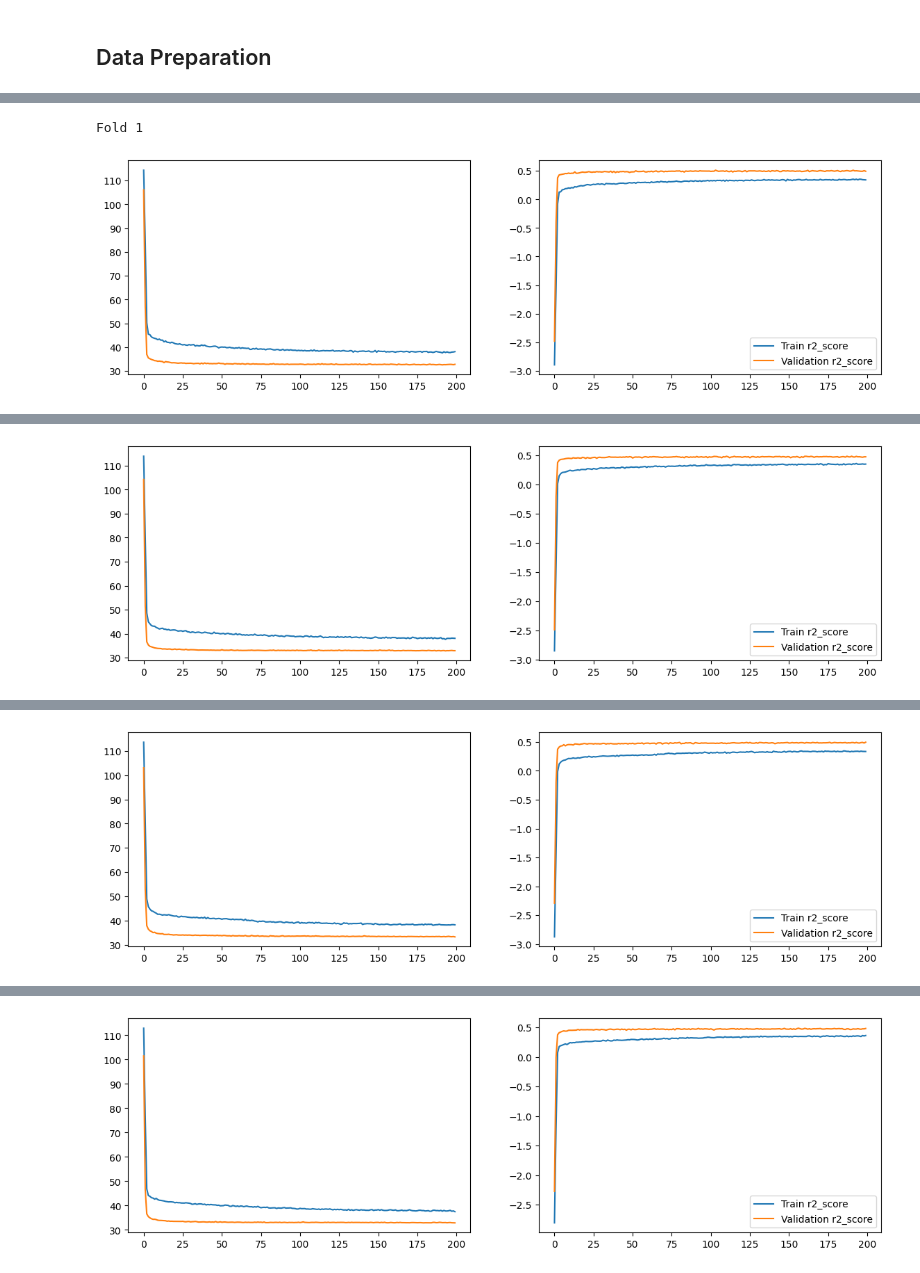
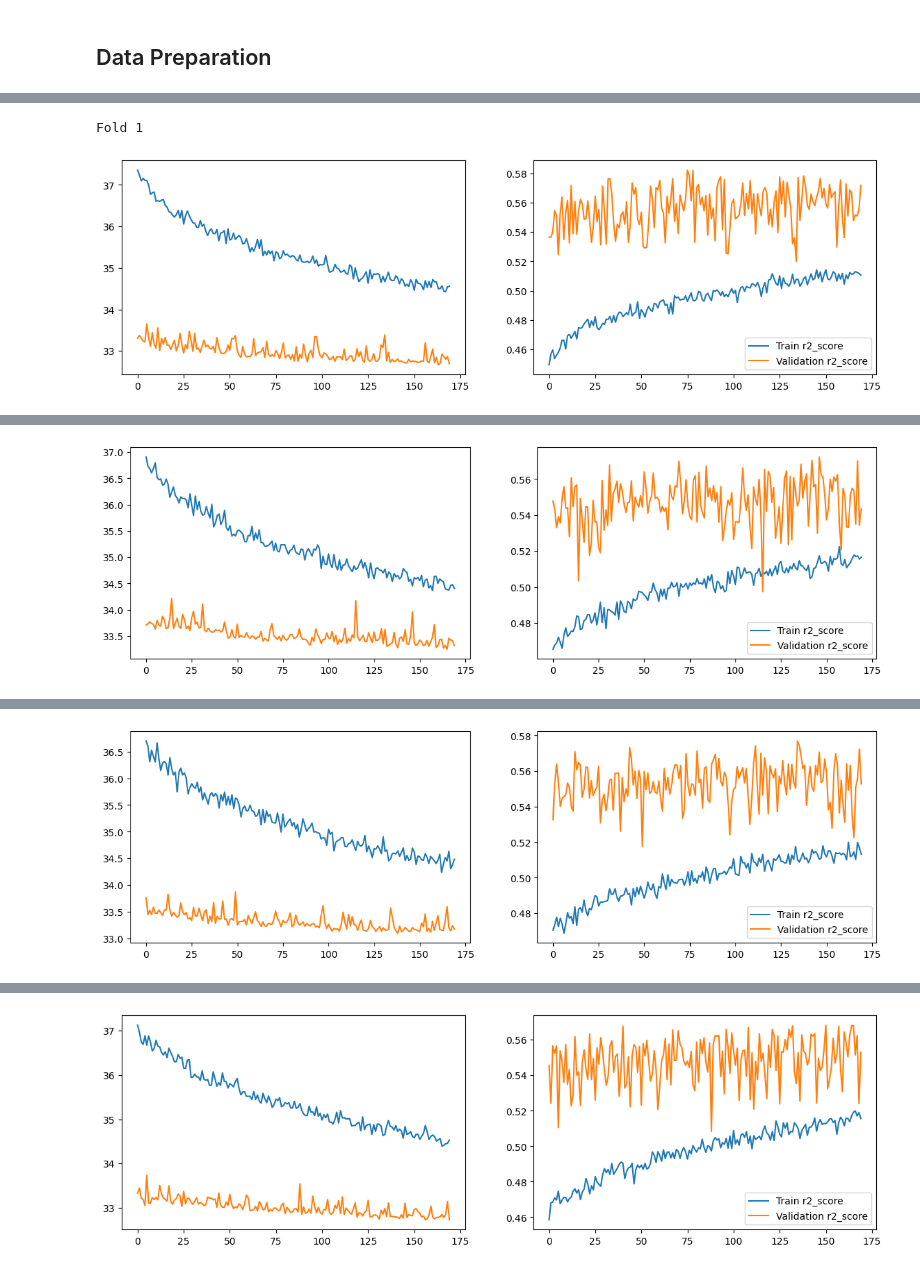
Before and after one commit to ismaalves/Desafio_Indicium, a Jupyter notebook: Predictive_Modeling.ipynb, the cells around one changed output, grey strips where cells are left out. Saved outputs shown, nothing was run; the diff lists cells and outputs as text; code cells hidden in the pictures.

```diff
--- a/Predictive_Modeling.ipynb
+++ b/Predictive_Modeling.ipynb
@@ -239,0 +178,4 @@ def evaluate_model(model, X, y, model_name, func_model=None, n_splits=5, random_
+# %%
+# Updating the dataset without the `price` outliers and plotting the new distribution
+dataset = dataset[dataset.apply(filter_price, axis=1)].copy()
+sns.boxplot(data=dataset, x='bairro_group', y='price', hue='room_type')
@@ -239,0 +215,7 @@ def evaluate_model(model, X, y, model_name, func_model=None, n_splits=5, random_
+# %%
+dataset['price'] = dataset['price'].astype(np.uint16)
+dataset['minimo_noites'] = dataset['minimo_noites'].astype(np.uint16)
+dataset['numero_de_reviews'] = dataset['numero_de_reviews'].astype(np.uint16)
+dataset['disponibilidade_365'] = dataset['disponibilidade_365'].astype(np.uint16)
+dataset['latitude'] = dataset['latitude'].astype(np.float32)
+dataset['longitude'] = dataset['longitude'].astype(np.float32)
@@ -239,0 +244,3 @@ def evaluate_model(model, X, y, model_name, func_model=None, n_splits=5, random_
+# %%
+dataset = pd.concat((dataset, pd.get_dummies(dataset['room_type'], dtype=np.uint8),
+                     pd.get_dummies(dataset['bairro_group'], dtype=np.uint8)), axis=1).drop(columns=['room_type','bairro_group'])
@@ -239,0 +280,5 @@ def evaluate_model(model, X, y, model_name, func_model=None, n_splits=5, random_
+# %%
+X = dataset.drop(columns=['price']).values
+y = dataset['price'].values
+
+X_train, X_test, y_train, y_test = train_test_split(X, y, test_size=0.2, random_state=42)
@@ -317,13 +464,13 @@ def create_model():
     Neural_Network = Sequential()
 
     Neural_Network.add(Input(shape=(X_train.shape[1],)))
-    Neural_Network.add(Dense(32, activation='relu'))
+    Neural_Network.add(Dense(256, activation='relu'))
     Neural_Network.add(Dropout(0.5))
-    Neural_Network.add(Dense(32, activation='relu'))
+    Neural_Network.add(Dense(64, activation='relu'))
     Neural_Network.add(Dropout(0.5))
     Neural_Network.add(Dense(1, activation='linear'))
 
-    optimizer = tf.keras.optimizers.Adam(learning_rate=0.001)
+    optimizer = tf.keras.optimizers.Adam(learning_rate=0.005)
     loss_func = tf.keras.losses.Huber()
 
     mae = tf.keras.metrics.MeanAbsoluteError()
@@ -338,4 +485,4 @@ def create_model():
 res_Neural_Network = evaluate_model(None, X_train, y_train, 'Neural Network', create_model)
 # %% [output]
 Fold 1
-[figure, old version]
+[figure, new version]
@@ -344,2 +491,2 @@ Fold 1
 Fold 2
-[figure, old version]
+[figure, new version]
@@ -348,2 +495,2 @@ Fold 2
 Fold 3
-[figure, old version]
+[figure, new version]
@@ -352,2 +499,2 @@ Fold 3
 Fold 4
-[figure, old version]
+[figure, new version]
```
Also changed, not shown: parts of 91 cells of this notebook, 6 other files.
